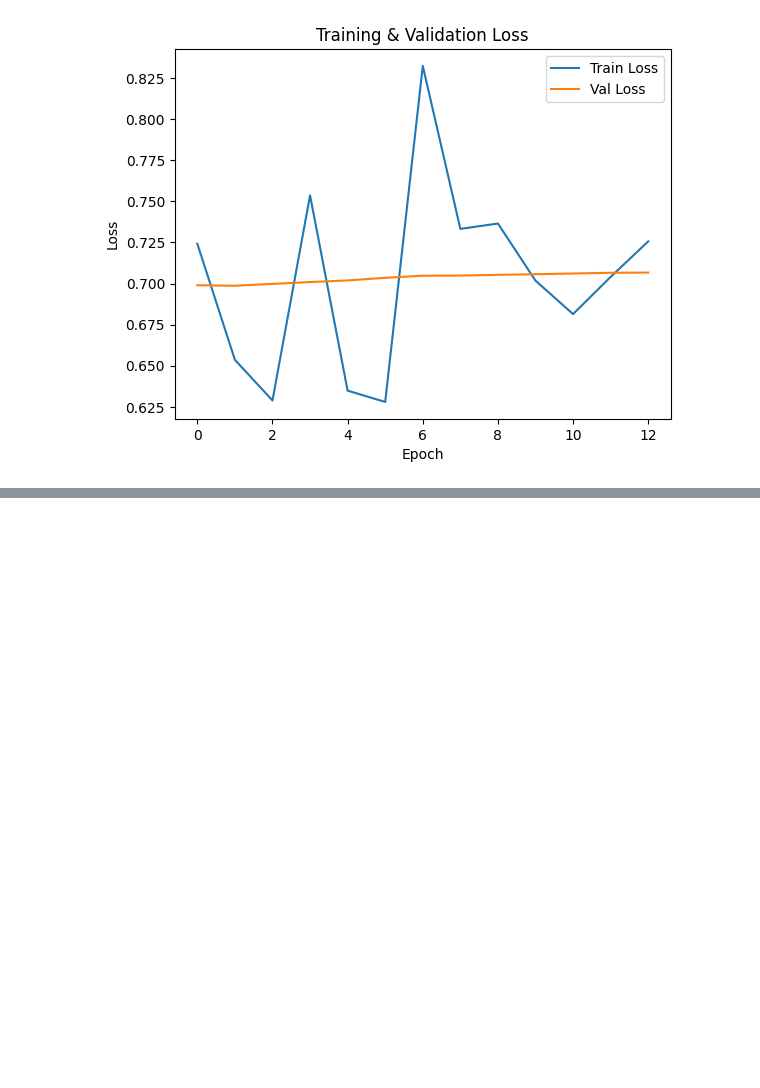
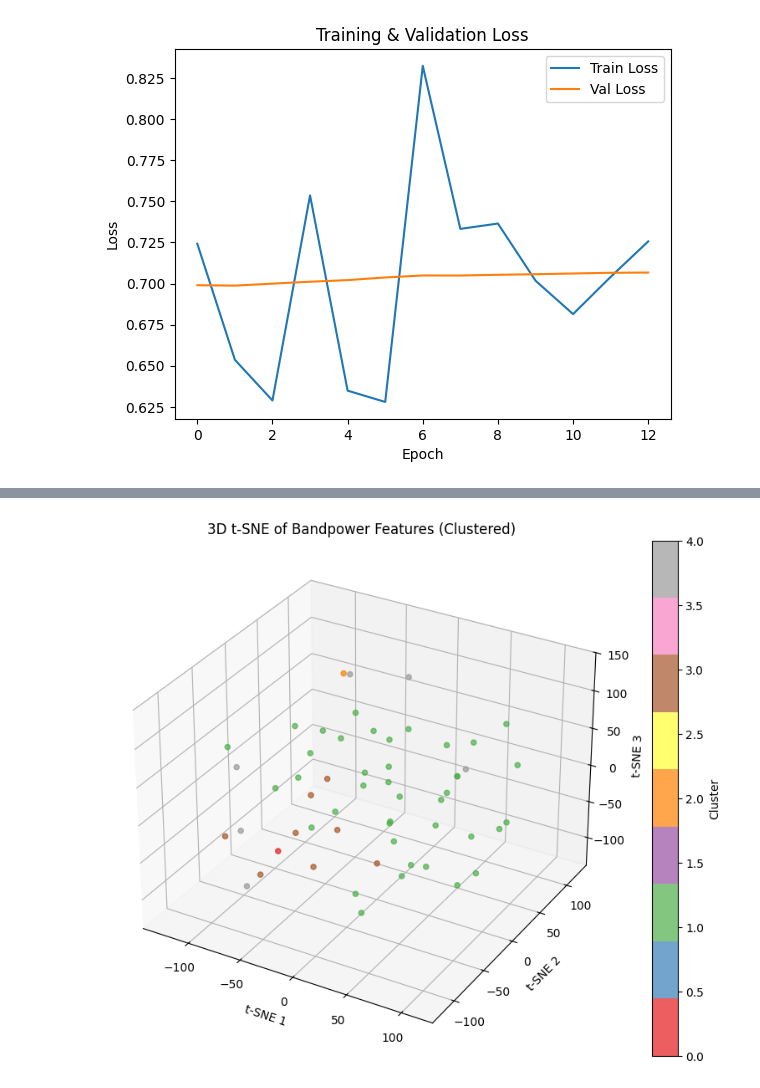
Before and after one commit to Nuha-Aamir/Autism-Detection-Tool-Using-EEG-Signal, a Jupyter notebook: EEG_GCN_Pipeline_V1_0.ipynb, the cells around one changed output, grey strips where cells are left out. Cells and saved outputs as stored; diff of their text form; code cells hidden in the pictures; blank space fills up the shorter version.

```diff
--- a/EEG_GCN_Pipeline_V1_0.ipynb
+++ b/EEG_GCN_Pipeline_V1_0.ipynb
@@ -291,0 +483,15 @@ plt.show()
+# %%
+# 3D t-SNE Plot (Optional)
+tsne_3d = TSNE(n_components=3, random_state=42)
+X_3d = tsne_3d.fit_transform(X_scaled)
+fig = plt.figure(figsize=(10,8))
+ax = fig.add_subplot(111, projection='3d')
+sc = ax.scatter(X_3d[:,0], X_3d[:,1], X_3d[:,2], c=cluster_labels, cmap='Set1', alpha=0.7)
+ax.set_xlabel('t-SNE 1')
+ax.set_ylabel('t-SNE 2')
+ax.set_zlabel('t-SNE 3')
+plt.title('3D t-SNE of Bandpower Features (Clustered)')
+plt.colorbar(sc, label='Cluster')
+plt.show()
+# %% [output]
+[figure, added]
```
Also changed, not shown: parts of 8 cells of this notebook.
